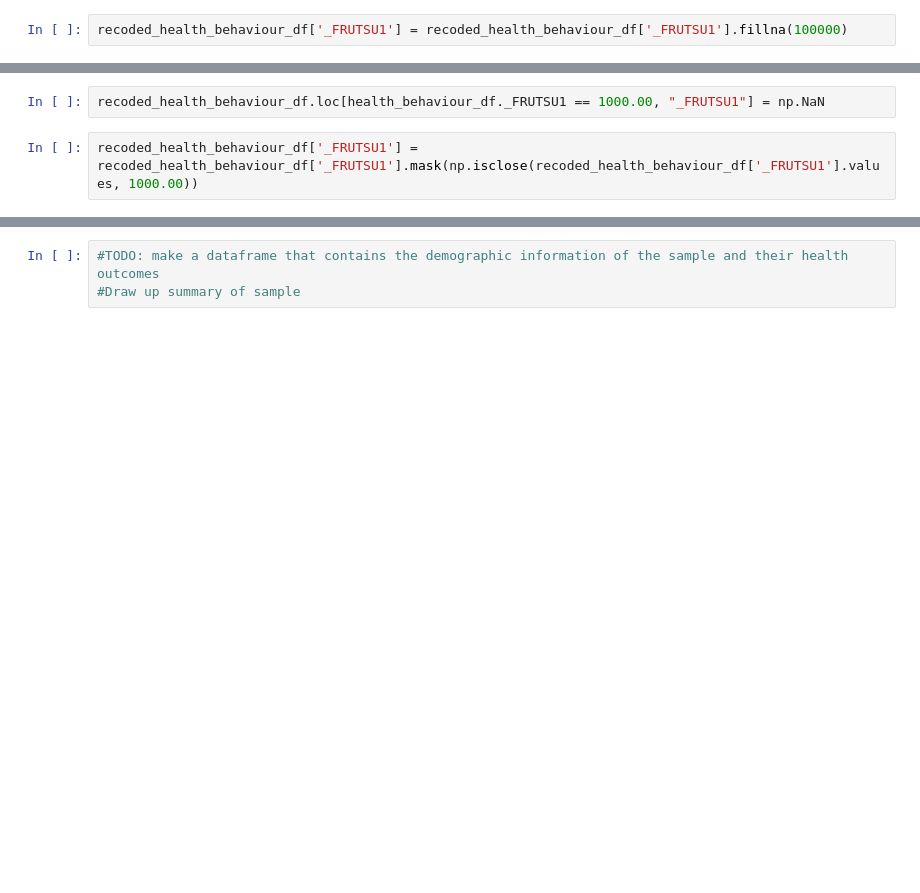
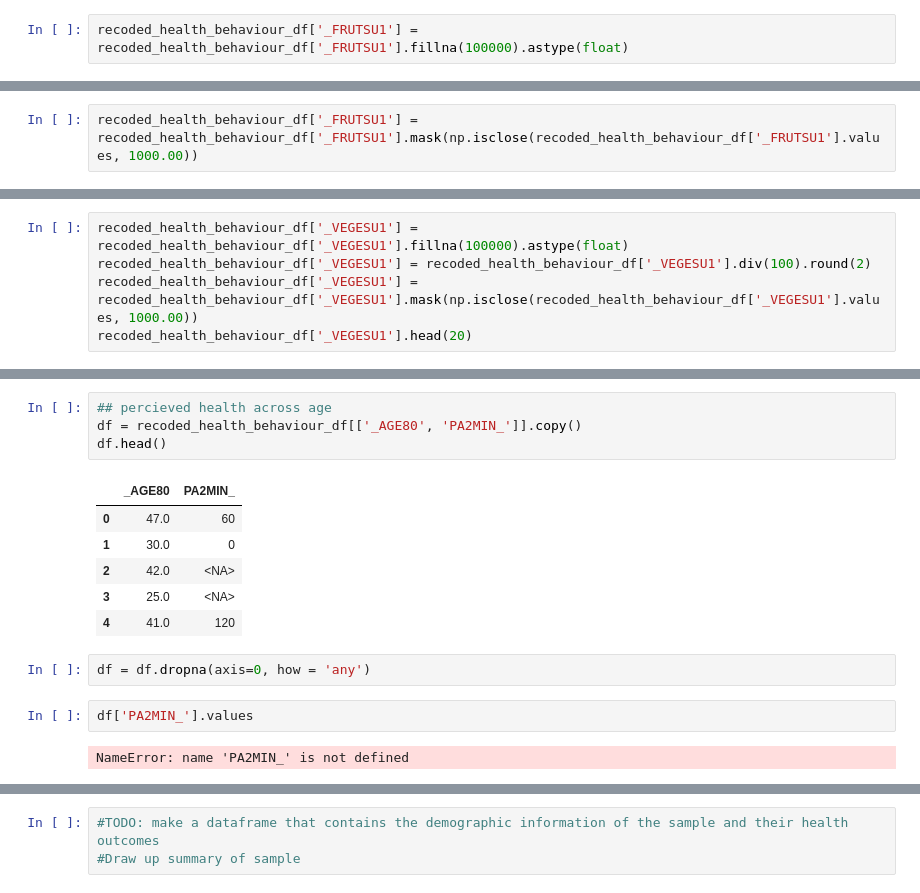
Before and after one commit to EMarksCyr/Final_Project_Health_Outcome_Prediction, a Jupyter notebook: analysis/data_exploration.ipynb, the cells around one changed output, grey strips where cells are left out. Cells and saved outputs as stored; diff of their text form; blank space fills up the shorter version.

```diff
--- a/analysis/data_exploration.ipynb
+++ b/analysis/data_exploration.ipynb
@@ -561,7 +561,7 @@ Name: _FRUTSU1, dtype: object
 # %%
 #TODO: convert to int to remove decimal place, convert to string then interate through and insert decimal before last two digits, convert to float
 # %%
-recoded_health_behaviour_df['_FRUTSU1'] = recoded_health_behaviour_df['_FRUTSU1'].fillna(100000)
+recoded_health_behaviour_df['_FRUTSU1'] = recoded_health_behaviour_df['_FRUTSU1'].fillna(100000).astype(float)
 # %%
 recoded_health_behaviour_df['_FRUTSU1'].head(20)
 # %% [output]
@@ -606,6 +606,4 @@ recoded_health_behaviour_df['_FRUTSU1'].head(20)
 Name: _FRUTSU1, dtype: float64
-# %%
-recoded_health_behaviour_df.loc[health_behaviour_df._FRUTSU1 == 1000.00, "_FRUTSU1"] = np.NaN
 # %%
 recoded_health_behaviour_df['_FRUTSU1'] = recoded_health_behaviour_df['_FRUTSU1'].mask(np.isclose(recoded_health_behaviour_df['_FRUTSU1'].values, 1000.00))
 # %%
@@ -640,0 +659,5 @@ Recode to:
+# %%
+recoded_health_behaviour_df['_VEGESU1'] = recoded_health_behaviour_df['_VEGESU1'].fillna(100000).astype(float)
+recoded_health_behaviour_df['_VEGESU1'] = recoded_health_behaviour_df['_VEGESU1'].div(100).round(2)
+recoded_health_behaviour_df['_VEGESU1'] = recoded_health_behaviour_df['_VEGESU1'].mask(np.isclose(recoded_health_behaviour_df['_VEGESU1'].values, 1000.00))
+recoded_health_behaviour_df['_VEGESU1'].head(20)
@@ -640,0 +759,17 @@ Recode to:
+# %%
+## percieved health across age
+df = recoded_health_behaviour_df[['_AGE80', 'PA2MIN_']].copy()
+df.head()
+# %% [output]
+|  | _AGE80 | PA2MIN_ |
+| 0 | 47.0 | 60 |
+| 1 | 30.0 | 0 |
+| 2 | 42.0 | <NA> |
+| 3 | 25.0 | <NA> |
+| 4 | 41.0 | 120 |
+# %%
+df = df.dropna(axis=0, how = 'any')
+# %%
+df['PA2MIN_'].values
+# %% [output]
+NameError: name 'PA2MIN_' is not defined
```
Also changed, not shown: parts of 31 cells of this notebook.
